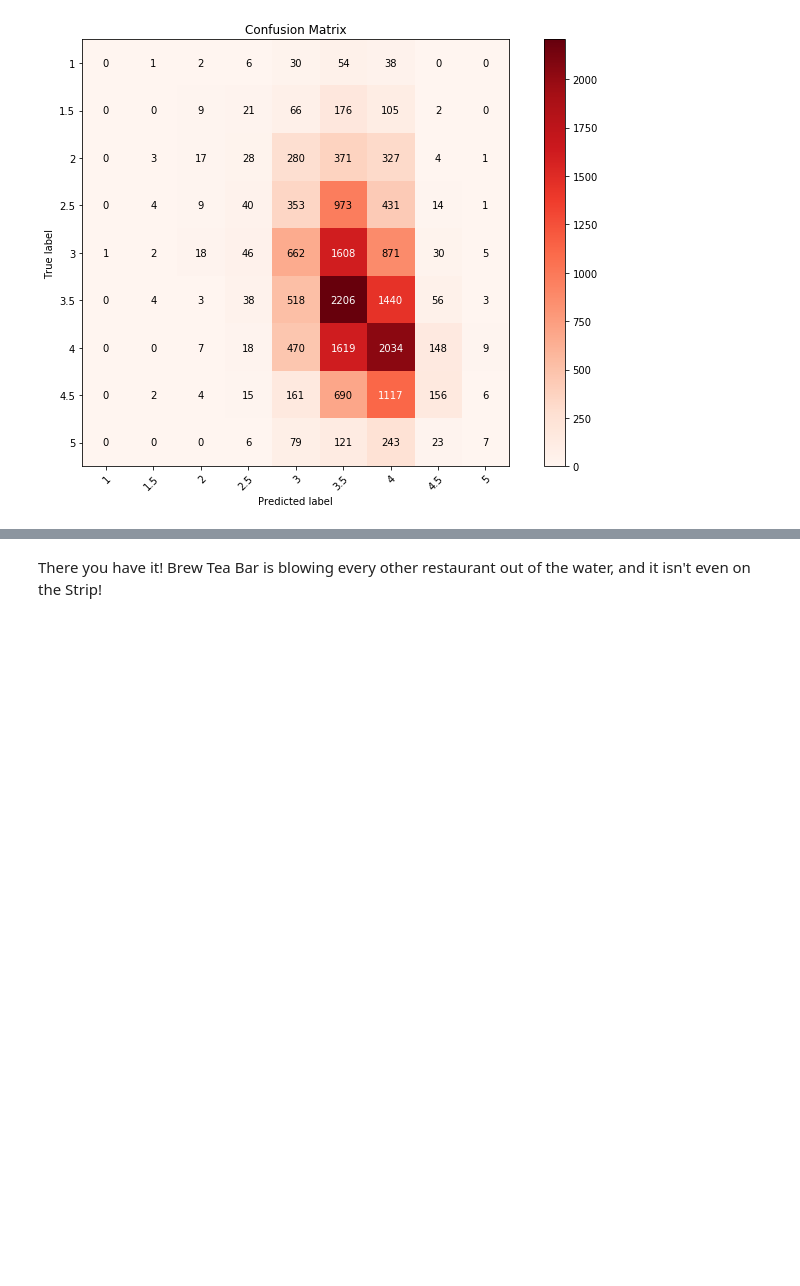
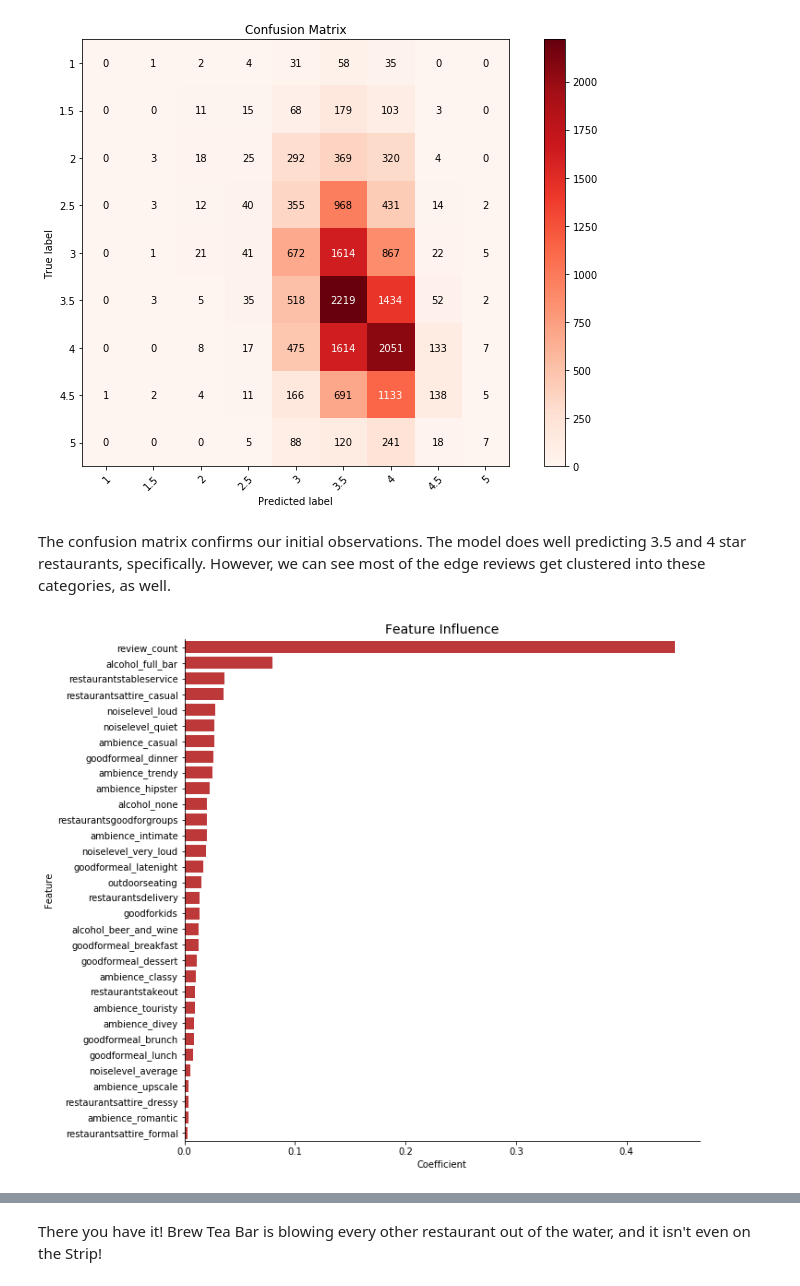
Before and after one commit to zgongaware/what_makes_a_hotspot, a Jupyter notebook: notebooks/Yelp Restaurant Exploration.ipynb, the cells around one changed output, grey strips where cells are left out. Cells and saved outputs as stored; diff of their text form; code cells hidden in the pictures; blank space fills up the shorter version.

```diff
--- a/notebooks/Yelp Restaurant Exploration.ipynb
+++ b/notebooks/Yelp Restaurant Exploration.ipynb
@@ -242,7 +243,8 @@ def format_restaurants(df):
     # Drop extraneous columns
     drop_cols = ['attributes', 'noiselevel', 'alcohol', 'restaurantsattire', 'address', 'categories',
                  'city', 'latitude', 'longitude', 'name', 'postal_code', 'state', 'restaurant', 'hours',
-                 'is_open', 'ambience_None', 'goodformeal_None', 'noiselevel_None', 'alcohol_None',]
+                 'is_open', 'ambience_None', 'goodformeal_None', 'noiselevel_None', 'alcohol_None',
+                 'restaurantsattire_None']
 
     df.drop(columns=drop_cols, inplace=True)
 
@@ -590,4 +603,26 @@ stars = [1, 1.5, 2, 2.5, 3, 3.5, 4, 4.5, 5]
 plot_confusion_matrix(y_test, test_pred, stars, normalize=False)
 # %% [output]
 [figure]
+# %% [markdown]
+The confusion matrix confirms our initial observations.  The model does well predicting 3.5 and 4 star restaurants, specifically.  However, we can see most of the edge reviews get clustered into these categories, as well.
+# %%
+# Combine feature importances with feature names
+cols = [x for x in clean.columns if x not in ["stars", "heatscore"]]
+coefs = pd.DataFrame(zip(cols, model.feature_importances_), columns=["feature", "coefficient"]).sort_values(by="coefficient", ascending=False)
+
+# Plot coefficients
+fig, ax = plt.subplots(1, 1, figsize=(10, 10))
+
+sns.barplot(x=coefs['coefficient'], y=coefs['feature'], color='#d32323', ax=ax)
+
+# Format
+ax.set_title("Feature Influence", fontsize=14)
+ax.set_xlabel("Coefficient")
+ax.set_ylabel("Feature")
+ax.spines['top'].set_visible(False)
+ax.spines['right'].set_visible(False)
+
+plt.show()
+# %% [output]
+[figure, added]
 # %% [markdown]
```
Also changed, not shown: parts of 12 cells of this notebook, 12 other files.
